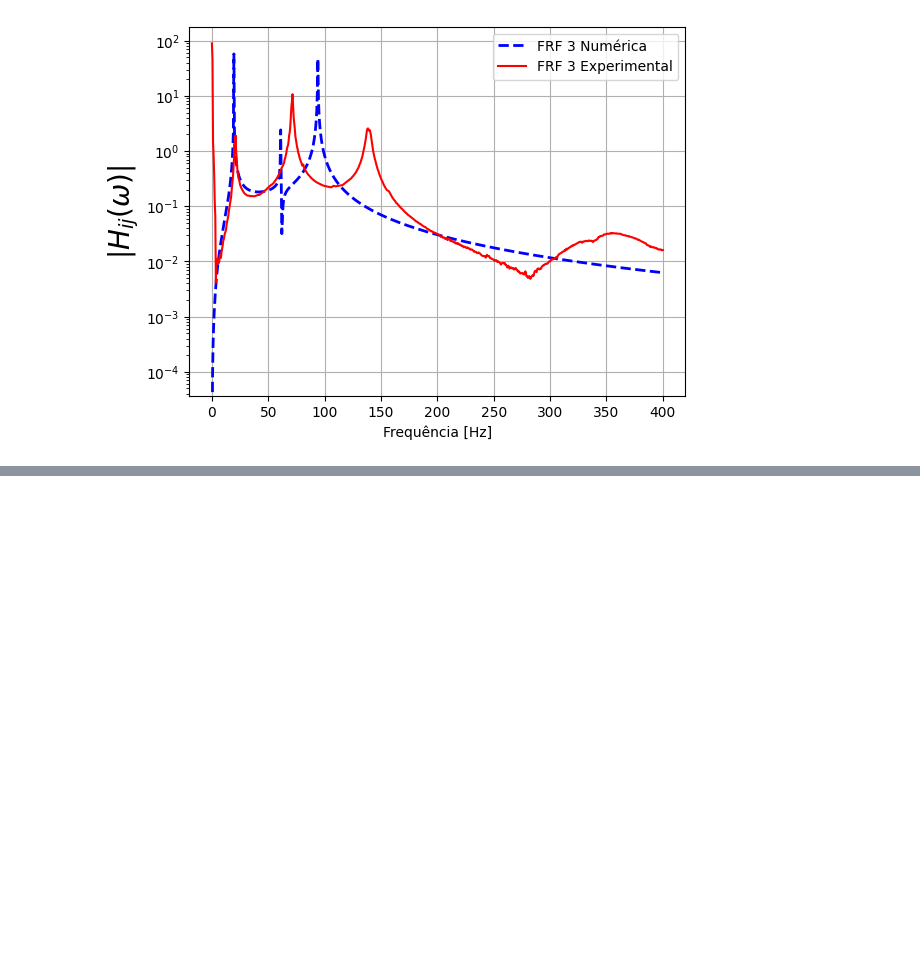
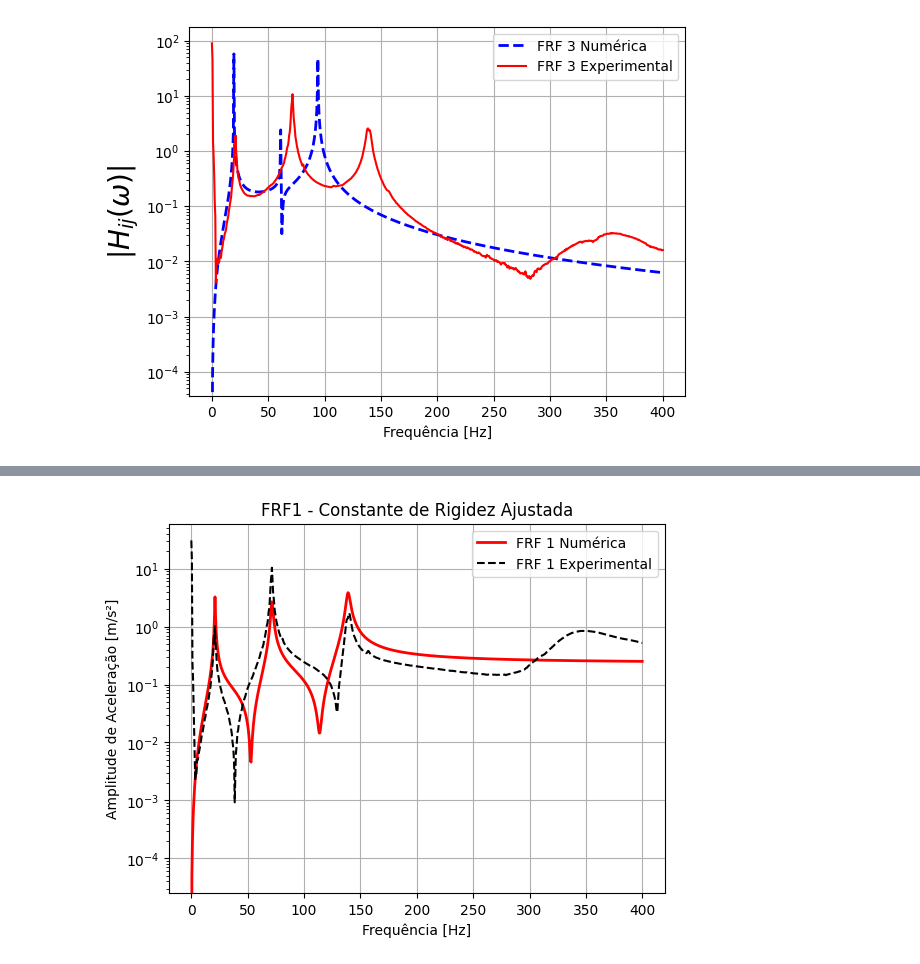
Before and after one commit to Daniel-Sottovia/Grupo-6, a Jupyter notebook: notebook.ipynb, the cells around one changed output, grey strips where cells are left out. Saved outputs shown, nothing was run; the diff lists cells and outputs as text; code cells hidden in the pictures; blank space fills up the shorter version.

```diff
--- a/notebook.ipynb
+++ b/notebook.ipynb
@@ -1275,7 +1278,7 @@ x = 0  # Considerando índices baseados em zero
 xf = 1  # Considerando índices baseados em zero
 
 # Funcoes Resposta em Frequencia - Com amortecimento
-qsi = 0.001 # qsi_medio
+qsi = qsi_medio
 Hm = np.zeros((len(w), N), dtype=complex)
 H = np.zeros(len(w), dtype=complex)
 
@@ -1300,7 +1303,7 @@ plt.ylabel(r'$|H_{ij}(\omega)|$', fontsize=20)
 plt.grid()
 plt.yscale('log')
 plt.legend()
-plt.savefig("D:\\UFSC\\Vibes\\Cordioli\\Trabalho\\Grupo 6\\FRF1_numerica_sem_ajuste_viga_guiada.png")
+#plt.savefig("D:\\UFSC\\Vibes\\Cordioli\\Trabalho\\Grupo 6\\FRF1_numerica_sem_ajuste_viga_guiada.png")
 plt.show()
 # %% [output]
 [figure]
@@ -1332,7 +1335,7 @@ x = 1  # Considerando índices baseados em zero
 xf = 1  # Considerando índices baseados em zero
 
 # Funcoes Resposta em Frequencia - Com amortecimento
-qsi = 0.001 # qsi_medio
+qsi = qsi_medio
 Hm = np.zeros((len(w), N), dtype=complex)
 H = np.zeros(len(w), dtype=complex)
 
@@ -1357,7 +1360,7 @@ plt.ylabel(r'$|H_{ij}(\omega)|$', fontsize=20)
 plt.grid()
 plt.yscale('log')
 plt.legend()
-plt.savefig("D:\\UFSC\\Vibes\\Cordioli\\Trabalho\\Grupo 6\\FRF2_numerica_sem_ajuste_viga_guiada.png")
+#plt.savefig("D:\\UFSC\\Vibes\\Cordioli\\Trabalho\\Grupo 6\\FRF2_numerica_sem_ajuste_viga_guiada.png")
 plt.show()
 # %% [output]
 [figure]
@@ -1389,7 +1392,7 @@ x = 2  # Considerando índices baseados em zero
 xf = 1  # Considerando índices baseados em zero
 
 # Funcoes Resposta em Frequencia - Com amortecimento
-qsi = 0.001 # qsi_medio
+qsi = qsi_medio
 Hm = np.zeros((len(w), N), dtype=complex)
 H = np.zeros(len(w), dtype=complex)
 
@@ -1414,7 +1417,7 @@ plt.ylabel(r'$|H_{ij}(\omega)|$', fontsize=20)
 plt.grid()
 plt.yscale('log')
 plt.legend()
-plt.savefig("D:\\UFSC\\Vibes\\Cordioli\\Trabalho\\Grupo 6\\FRF3_numerica_sem_ajuste_viga_guiada.png")
+#plt.savefig("D:\\UFSC\\Vibes\\Cordioli\\Trabalho\\Grupo 6\\FRF3_numerica_sem_ajuste_viga_guiada.png")
 plt.show()
 # %% [output]
 [figure]
@@ -1420,0 +1548,80 @@ plt.show()
+# %%
+def ajusteK(a1, a2, a3):
+    a = np.array([a1, a2, a3])
+    k1 = 4*a[0]*E*I/(L[0]**3)
+    k2 = 4*a[1]*E*I/(L[1]**3)
+    k3 = 4*a[2]*E*I/(L[2]**3)
+    K = np.asarray([[k1 + k2, -k2,   0],
+                    [-k2, k2 + k3, -k3],
+                    [0,   -k3,      k3]])
+    aut_val, aut_vet = eigh(K, M_matriz)
+    return np.sqrt(aut_val)
+
+def costFun(x):
+    return ajusteK(x[0], x[1], x[2]) - wn
+
+# Cálculo dos coeficientes ajustados
+a_ajustado = optimize.least_squares(costFun, [35, 35, 35], bounds=([3, 3, 3], [100, 100, 100]), method='trf')
+a = a_ajustado["x"]  # Valores dos coeficientes otimizados armazenados
+print(a)
+
+k1_ajustado = 4*a[0]*E*I/(L[0]**3)
+k2_ajustado = 4*a[1]*E*I/(L[1]**3)
+k3_ajustado = 4*a[2]*E*I/(L[2]**3)
+
+K_ajustado = np.asarray([[k1_ajustado + k2_ajustado, -k2_ajustado,   0], [k2_ajustado, k2_ajustado + k3_ajustado, -k3_ajustado], [0,   -k3_ajustado,      k3_ajustado]])
+
+
+N = 3
+
+# Montando matrizes de massa e rigidez
+K = K_ajustado
+
+M = M_matriz
+
+# Extração dos autovalores e autovetores
+W, V = eigh(K, M)
+W = np.real(W)  # Para obter apenas os componentes reais dos autovalores
+
+# Freq. Naturais e
+wi = np.sqrt(W)
+print(wi)
+fi = wi / (2 * np.pi)
+
+# Funcoes Resposta em Frequencia
+f = freq
+w = 2 * np.pi * f
+x = 0  # Considerando índices baseados em zero
+xf = 0  # Considerando índices baseados em zero
+
+# Funcoes Resposta em Frequencia - Com amortecimento
+# print(qsi_medio)
+qsi = qsi_medio
+Hm = np.zeros((len(w), N), dtype=complex)
+H = np.zeros(len(w), dtype=complex)
+
+for j in range(len(w)):
+    soma1 = 0
+    for k in range(N):
+        soma1 += - (w[j]**2)*(V[x, k] * V[xf, k] / (wi[k]**2 - w[j]**2 + 1j * 2 * qsi * wi[k] * w[j]))
+        Hm[j, k] = - (w[j]**2)*(V[x, k] * V[xf, k] / (wi[k]**2 - w[j]**2 + 1j * 2 * qsi * wi[k] * w[j]))
+    H[j] = soma1
+
+# Y = 1j * w * H
+
+# Plotting absolute value of H
+plt.plot(freq, np.abs(H), 'r', linewidth=2, label='FRF 1 Numérica')
+
+frf_1_andar = np.abs(df['Signal 2 (Imag.)']) + np.abs(df['Signal 2 (Real)']) # Obtém-se o módulo da FRF
+
+plt.plot(freq, frf_1_andar, 'black', label='FRF 1 Experimental', ls='--')
+
+plt.xlabel('Frequência [Hz]')
+plt.ylabel('Amplitude de Aceleração [m/s²]')
+plt.grid()
+plt.yscale('log')
+plt.legend()
+plt.title('FRF1 - Constante de Rigidez Ajustada')
+plt.savefig("D:\\UFSC\\Vibes\\Cordioli\\Trabalho\\Grupo 6\\FRF1_numerica_ajustada.png")
+plt.show()
+# %% [output]
@@ -1420,0 +1630 @@ plt.show()
+[figure, added]
```
Also changed, not shown: parts of 13 cells of this notebook, 6 other files.
